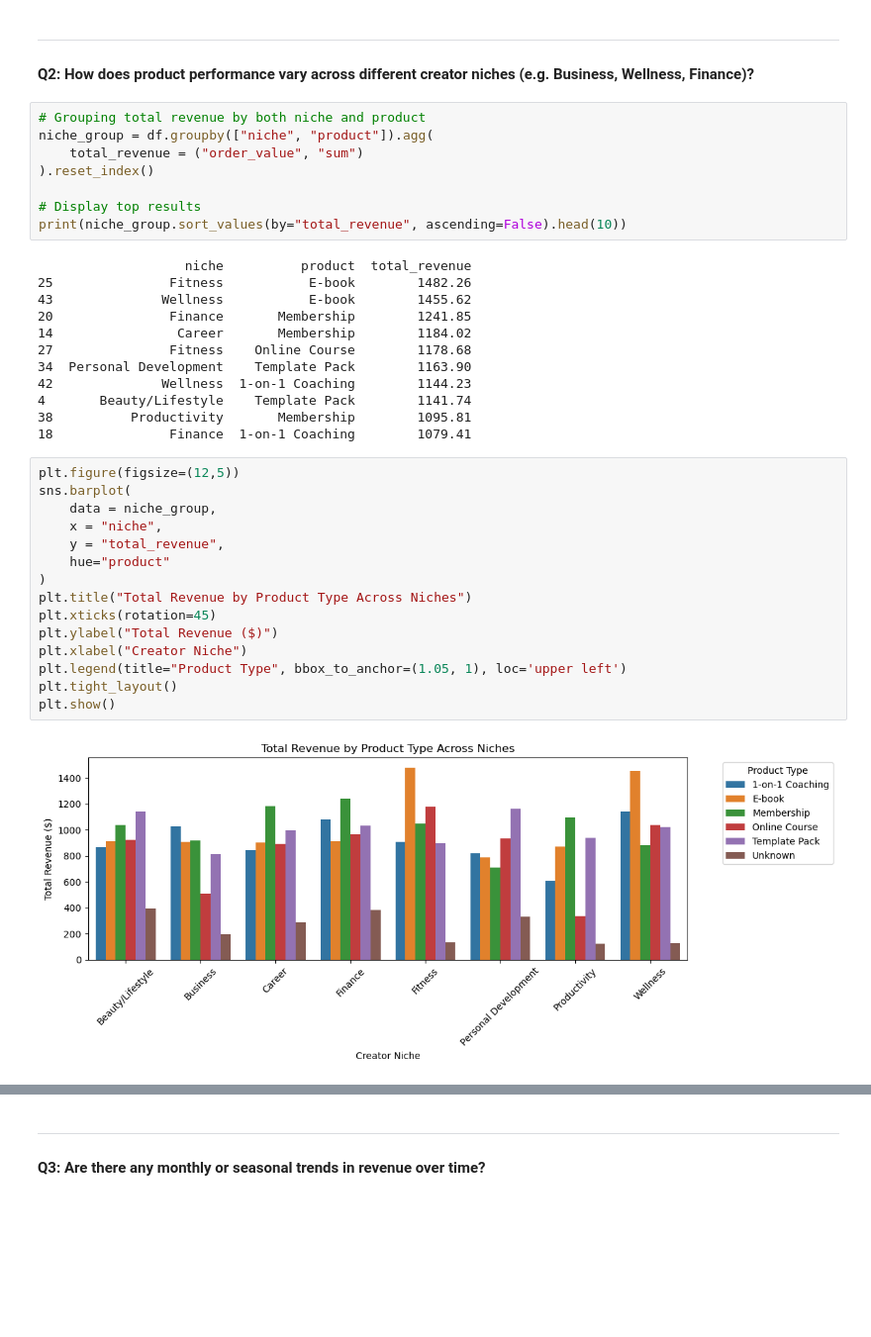
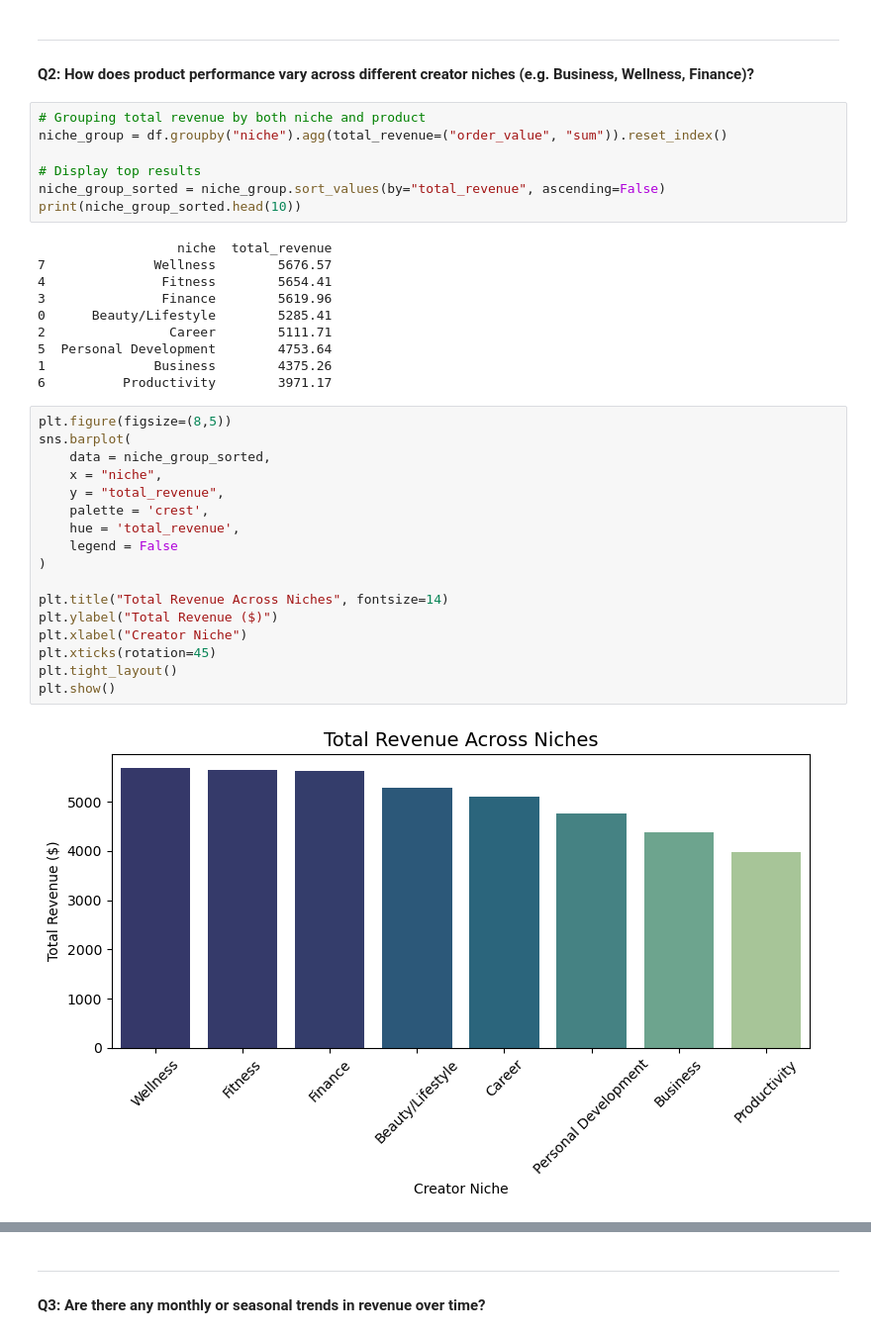
Before and after one commit to rosaliehuang/saas-revenue-analysis, a Jupyter notebook: creatorstore_saas_revenue.ipynb, the cells around one changed output, grey strips where cells are left out. Shown at 99% size. Drawn from its saved outputs; the diff is of its cells as text; blank space fills up the shorter version.

Commit message:
Add files via upload
Fix the bar graph of question 2

```diff
--- a/creatorstore_saas_revenue.ipynb
+++ b/creatorstore_saas_revenue.ipynb
@@ -299,40 +299,39 @@ Focus on promoting high value products like courses or memberships to increase r
 #### Q2: How does product performance vary across different creator niches (e.g. Business, Wellness, Finance)?
 # %%
 # Grouping total revenue by both niche and product
-niche_group = df.groupby(["niche", "product"]).agg(
-    total_revenue = ("order_value", "sum")
-).reset_index()
+niche_group = df.groupby("niche").agg(total_revenue=("order_value", "sum")).reset_index()
 
 # Display top results
-print(niche_group.sort_values(by="total_revenue", ascending=False).head(10))
+niche_group_sorted = niche_group.sort_values(by="total_revenue", ascending=False)
+print(niche_group_sorted.head(10))
 # %% [output]
-                   niche          product  total_revenue
-25               Fitness           E-book        1482.26
-43              Wellness           E-book        1455.62
-20               Finance       Membership        1241.85
-14                Career       Membership        1184.02
-27               Fitness    Online Course        1178.68
-34  Personal Development    Template Pack        1163.90
-42              Wellness  1-on-1 Coaching        1144.23
-4       Beauty/Lifestyle    Template Pack        1141.74
-38          Productivity       Membership        1095.81
-18               Finance  1-on-1 Coaching        1079.41
+                  niche  total_revenue
+7              Wellness        5676.57
+4               Fitness        5654.41
+3               Finance        5619.96
+0      Beauty/Lifestyle        5285.41
+2                Career        5111.71
+5  Personal Development        4753.64
+1              Business        4375.26
+6          Productivity        3971.17
 # %%
-plt.figure(figsize=(12,5))
+plt.figure(figsize=(8,5))
 sns.barplot(
-    data = niche_group,
+    data = niche_group_sorted,
     x = "niche",
     y = "total_revenue",
-    hue="product"
+    palette = 'crest',
+    hue = 'total_revenue',
+    legend = False
 )
-plt.title("Total Revenue by Product Type Across Niches")
-plt.xticks(rotation=45)
+
+plt.title("Total Revenue Across Niches", fontsize=14)
 plt.ylabel("Total Revenue ($)")
 plt.xlabel("Creator Niche")
-plt.legend(title="Product Type", bbox_to_anchor=(1.05, 1), loc='upper left')
+plt.xticks(rotation=45)
 plt.tight_layout()
 plt.show()
 # %% [output]
-[figure, old version]
+[figure, new version]
 # %% [markdown]
 **📈 Insights**
```
Also changed, not shown: parts of 1 cell of this notebook.
